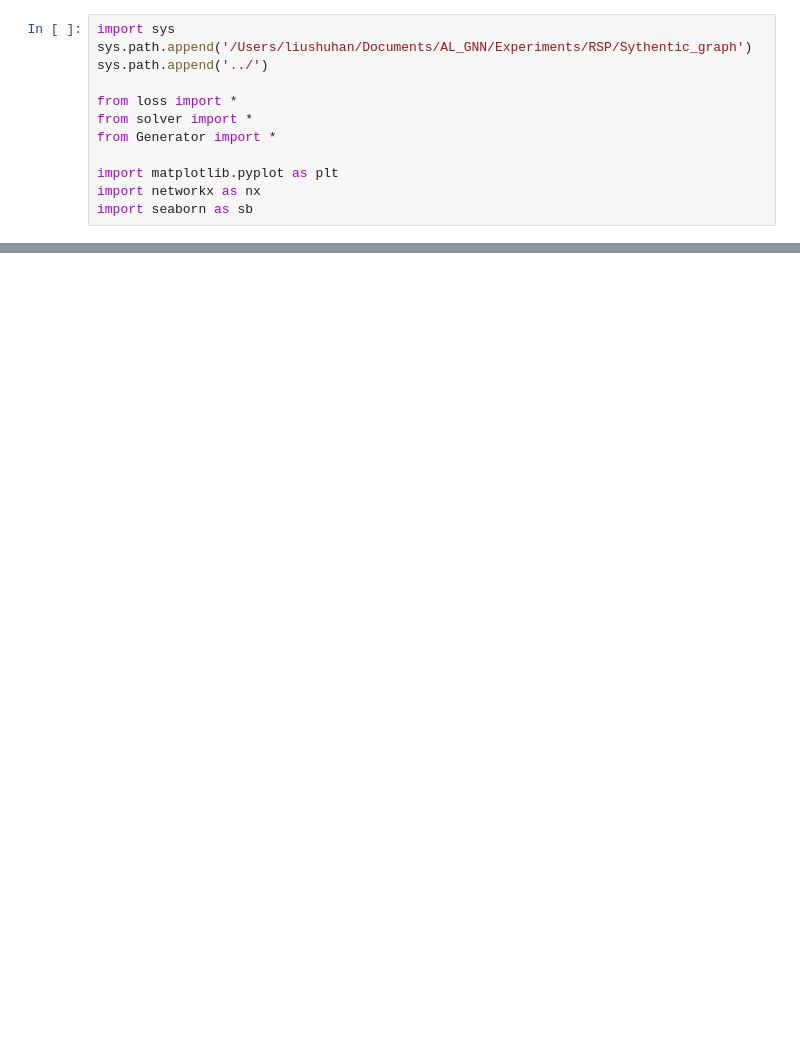
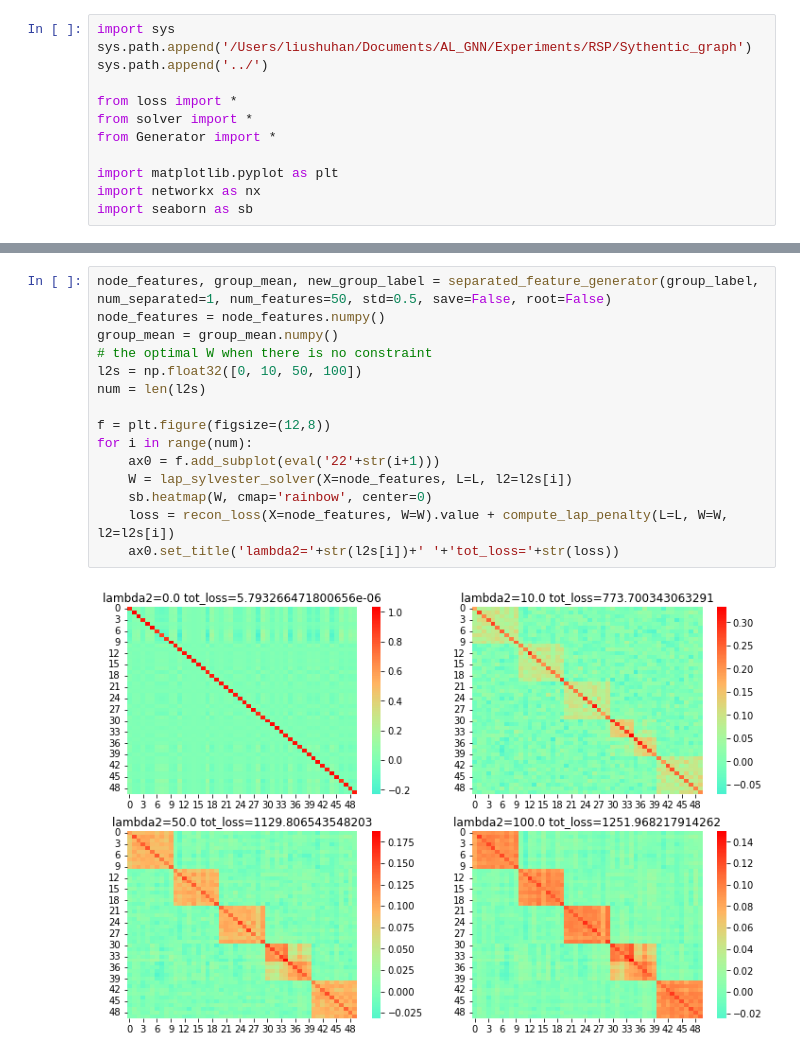
Before and after one commit to ShannaLiu/RSP, a Jupyter notebook: Select_cluster/Ex/Ex_repeated_features.ipynb, the cells around one changed output, grey strips where cells are left out. Cells and saved outputs as stored; diff of their text form; blank space fills up the shorter version.

```diff
--- a/Select_cluster/Ex/Ex_repeated_features.ipynb
+++ b/Select_cluster/Ex/Ex_repeated_features.ipynb
@@ -56,0 +59,17 @@ array([3, 3, 3, 3, 3, 5, 1, 5, 5, 5, 4, 4, 4, 4, 4, 2, 2, 2, 2, 2, 0, 0,
+# %%
+node_features, group_mean, new_group_label = separated_feature_generator(group_label, num_separated=1, num_features=50, std=0.5, save=False, root=False)
+node_features = node_features.numpy()
+group_mean = group_mean.numpy()
+# the optimal W when there is no constraint
+l2s = np.float32([0, 10, 50, 100])
+num = len(l2s)
+
+f = plt.figure(figsize=(12,8))
+for i in range(num):
+    ax0 = f.add_subplot(eval('22'+str(i+1)))
+    W = lap_sylvester_solver(X=node_features, L=L, l2=l2s[i])
+    sb.heatmap(W, cmap='rainbow', center=0)
+    loss = recon_loss(X=node_features, W=W).value + compute_lap_penalty(L=L, W=W, l2=l2s[i])
+    ax0.set_title('lambda2='+str(l2s[i])+' '+'tot_loss='+str(loss))
+# %% [output]
+[figure, added]
```
Also changed, not shown: parts of 4 cells of this notebook, 1 other file.
